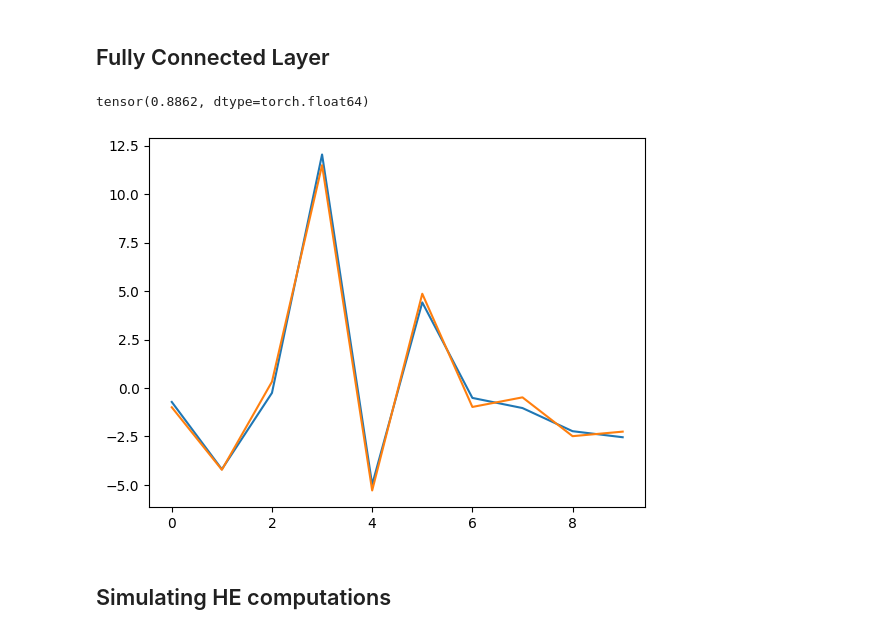
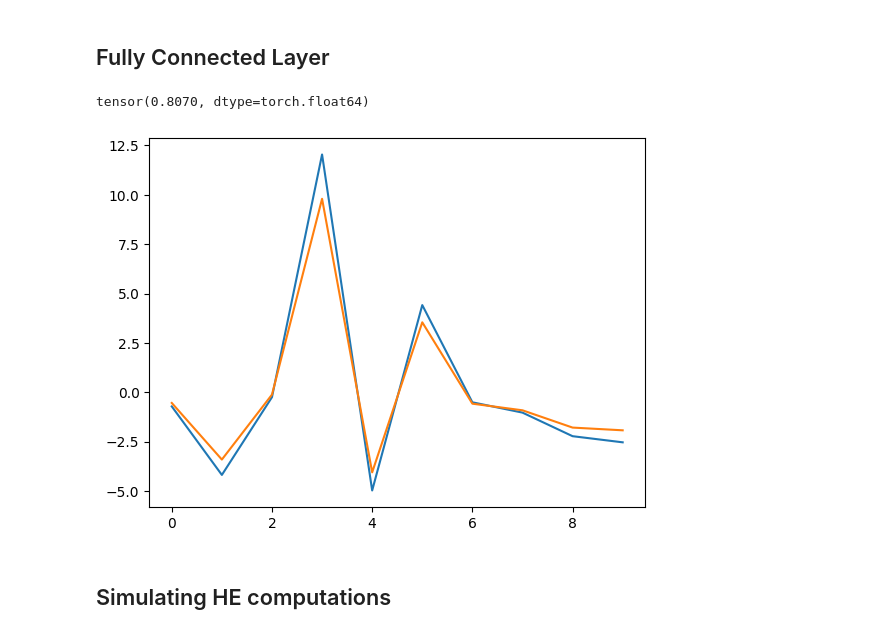
Before and after one commit to narger-ef/LowMemoryFHEResNet20, a Jupyter notebook: notebooks/Experiment 4.ipynb, the cells around one changed output. Drawn from its saved outputs; the diff is of its cells as text; code cells hidden in the pictures.

```diff
--- a/notebooks/Experiment 4.ipynb
+++ b/notebooks/Experiment 4.ipynb
@@ -121,16 +121,16 @@ Error are distributed normally!
 # %% [markdown]
 ## Fully Connected Layer
 # %%
-fc_he = np.array([ -0.994, -4.218,  0.324,  11.494, -5.286,  4.861, -0.978, -0.483, -2.485, -2.251 ])
+fc_he = np.array([ -0.545, -3.413, -0.122,  9.799, -4.061,  3.541, -0.582, -0.917, -1.793, -1.931 ])
 fc = model(img).reshape(-1).detach()
 
 plt.plot(fc)
 plt.plot(fc_he)
 
 precision(fc, fc_he)
 # %% [output]
-tensor(0.8862, dtype=torch.float64)
+tensor(0.8070, dtype=torch.float64)
-[figure, old version]
+[figure, new version]
 # %% [markdown]
 ## Simulating HE computations
 # %%
```
Also changed, not shown: 7 other files.
